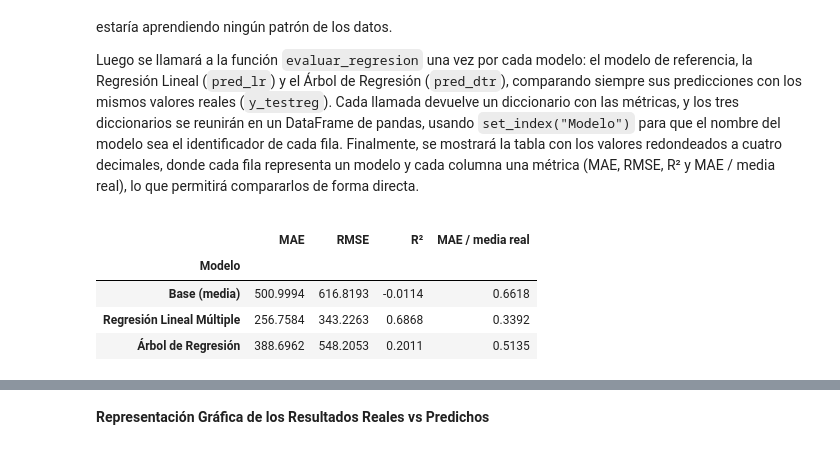
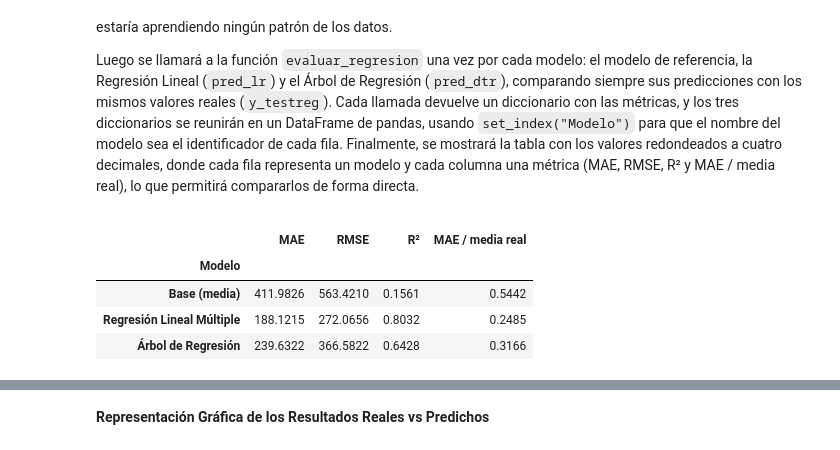
Before and after one commit to ByJuanRod/Actividad-Evaluativa, a Jupyter notebook: modelos_predictivos.ipynb, the cells around one changed output, grey strips where cells are left out. Cells and saved outputs as stored; diff of their text form; code cells hidden in the pictures.

```diff
--- a/modelos_predictivos.ipynb
+++ b/modelos_predictivos.ipynb
@@ -1259,0 +1355,7 @@ Name: count, dtype: int64
+# %%
+config_reg = {
+    "lr": {"num": ["Temperature","Humidity"], "bin": cols_bin,
+           "cat": ["HourWeekend","Seasons","Holiday"]},
+    "dt": {"num": cols_clima + ["Hour","DayOfWeek"], "bin": [],
+           "cat": ["Seasons","Holiday"]},
+}
@@ -1260,3 +1368,14 @@ Name: count, dtype: int64
+# %%
+def crear_preprocesador_reg(metodo):
+    cfg = config_reg[metodo]
+    prep = ColumnTransformer([
+        ("num", StandardScaler() if metodo == "lr" else "passthrough", cfg["num"]),
+        ("bin", "passthrough", cfg["bin"]),
+        ("cat", OneHotEncoder(handle_unknown="ignore", sparse_output=False,
+                              drop="first" if metodo == "lr" else None), cfg["cat"])
+    ], verbose_feature_names_out=False)
+    prep.set_output(transform="pandas")
+    return prep
 # %% [markdown]
 <h3>2.6 Construcción de los Modelos</h3>
 <p>
@@ -1266,6 +1392,6 @@ Name: count, dtype: int64
 # %%
 modelo_lr = Pipeline([("prep", crear_preprocesador_reg("lr")), ("reg", LinearRegression())])
-modelo_lr.fit(X_trainreg, y_trainreg)
-pred_lr  = modelo_lr.predict(X_testreg)
+modelo_lr.fit(X_trainreg_op, y_trainreg_op)
+pred_lr = aplicar_regla(modelo_lr.predict(X_testreg), X_testreg)
 # %% [markdown]
 <b>Visualización del Conjunto de Entrenamiento</b>
@@ -1310,10 +1430,10 @@ SI
 # %%
 modelo_dtr = Pipeline([("prep", crear_preprocesador_reg("dt")),
                        ("reg", DecisionTreeRegressor(max_depth=10,
-                               min_samples_leaf=calcular_min_samples_leaf(len(X_trainreg),0.001),
+                               min_samples_leaf=calcular_min_samples_leaf(len(X_trainreg_op)),
                                random_state=42))])
-modelo_dtr.fit(X_trainreg, y_trainreg)
-pred_dtr = modelo_dtr.predict(X_testreg)
+modelo_dtr.fit(X_trainreg_op, y_trainreg_op)
+pred_dtr = aplicar_regla(modelo_dtr.predict(X_testreg), X_testreg)
 # %% [markdown]
 <b>Funciones Auxiliares para Evaluar los Modelos de Regresión</b>
 # %% [markdown]
@@ -1339,18 +1459,20 @@ A continuación se construye la tabla comparativa con las métricas de los tres
 Luego se llamará a la función <code>evaluar_regresion</code> una vez por cada modelo: el modelo de referencia, la Regresión Lineal (<code>pred_lr</code>) y el Árbol de Regresión (<code>pred_dtr</code>), comparando siempre sus predicciones con los mismos valores reales (<code>y_testreg</code>). Cada llamada devuelve un diccionario con las métricas, y los tres diccionarios se reunirán en un DataFrame de pandas, usando <code>set_index("Modelo")</code> para que el nombre del modelo sea el identificador de cada fila. Finalmente, se mostrará la tabla con los valores redondeados a cuatro decimales, donde cada fila representa un modelo y cada columna una métrica (MAE, RMSE, R² y MAE / media real), lo que permitirá compararlos de forma directa.
 </p>
 # %%
-base = DummyRegressor(strategy="mean").fit(X_trainreg, y_trainreg)
+base = DummyRegressor(strategy="mean").fit(X_trainreg_op, y_trainreg_op)
+pred_base = aplicar_regla(base.predict(X_testreg), X_testreg)
+
 resultados_reg = pd.DataFrame([
-    evaluar_regresion("Base (media)", y_testreg, base.predict(X_testreg)),
+    evaluar_regresion("Base (media)", y_testreg, pred_base),
     evaluar_regresion("Regresión Lineal Múltiple", y_testreg, pred_lr),
     evaluar_regresion("Árbol de Regresión", y_testreg, pred_dtr)]).set_index("Modelo")
 display(resultados_reg.round(4))
 # %% [output]
 |  | MAE | RMSE | R² | MAE / media real |
 | Modelo |  |  |  |  |
-| Base (media) | 500.9994 | 616.8193 | -0.0114 | 0.6618 |
-| Regresión Lineal Múltiple | 256.7584 | 343.2263 | 0.6868 | 0.3392 |
-| Árbol de Regresión | 388.6962 | 548.2053 | 0.2011 | 0.5135 |
+| Base (media) | 411.9826 | 563.4210 | 0.1561 | 0.5442 |
+| Regresión Lineal Múltiple | 188.1215 | 272.0656 | 0.8032 | 0.2485 |
+| Árbol de Regresión | 239.6322 | 366.5822 | 0.6428 | 0.3166 |
 # %% [markdown]
 <b>Interpretación de las Métricas</b>
 <p>
```
Also changed, not shown: parts of 62 cells of this notebook.
